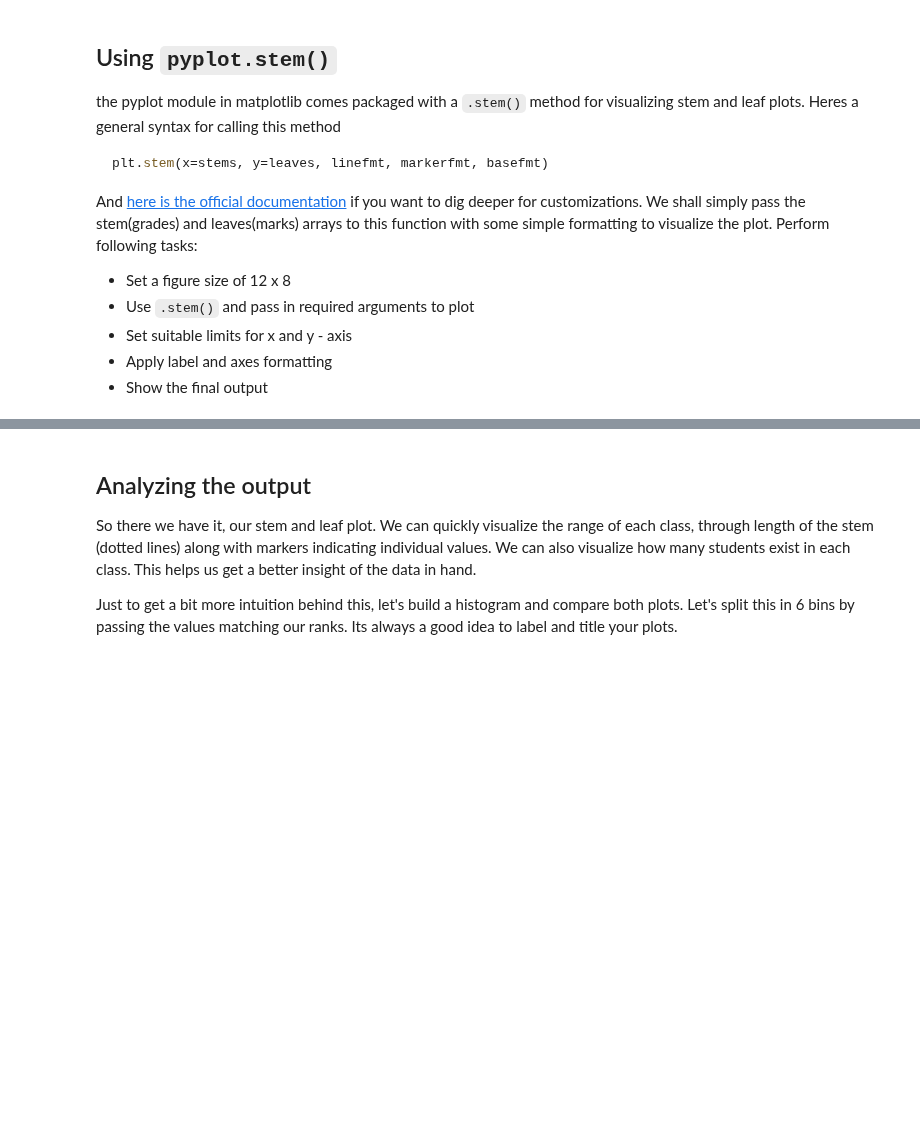
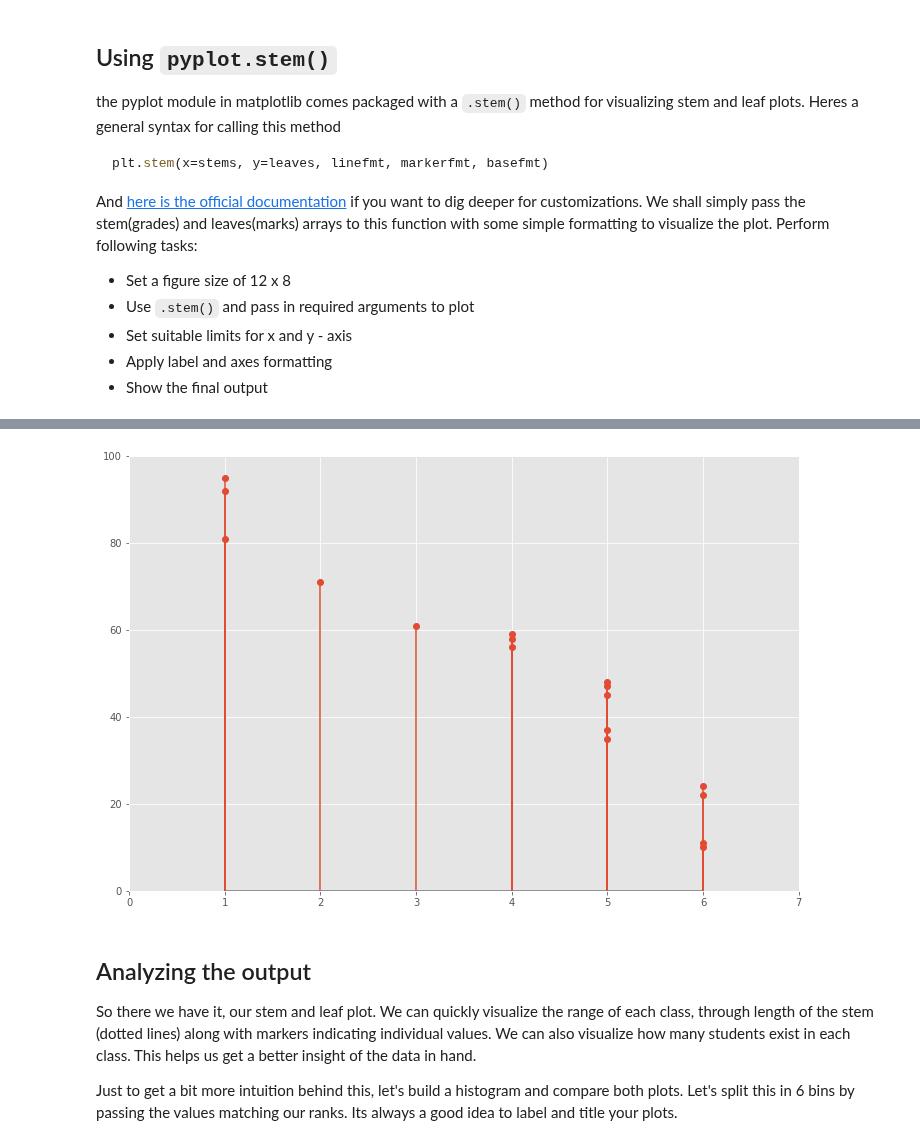
Before and after one commit to byeretzian/dsc-0-09-05-statistical-distribution-stemleaf-plot-lab-online-ds-sp-000, a Jupyter notebook: index.ipynb, the cells around one changed output, grey strips where cells are left out. Drawn from its saved outputs; the diff is of its cells as text; code cells hidden in the pictures; blank space fills up the shorter version.

```diff
--- a/index.ipynb
+++ b/index.ipynb
@@ -110,14 +110,14 @@ And [here is the official documentation](https://matplotlib.org/api/_as_gen/matp
 # %%
 # Create a stem and leaf plot with above data
 fig = plt.figure(figsize = (12,8))
-plt.stem(linefmt= None, markerfmt = None, basefmt= None, stems, marks)
+plt.stem(stems, marks)
 
-fig, ax = plt.subplots()
+#fig, ax = plt.subplots()
 #ax.stem(stems, marks, markerfmt='bo', label="First")
-ax.xlim(0,7)
-ax.ylim(0,100)
-ax.x_label('Grades/Stems')
-ax.y_label('Marks/Leaves')
-ax.title('Stem and Leaf')
+plt.xlim(0,7)
+plt.ylim(0,100)
+plt.x_label('Grades/Stems')
+plt.y_label('Marks/Leaves')
+plt.title('Stem and Leaf')
 plt.show()
 # %% [output]
@@ -125,3 +125,4 @@ SyntaxError: positional argument follows keyword argument (<ipython-input-20-f81
+[figure, added]
 # %% [markdown]
 ## Analyzing the output
 So there we have it, our stem and leaf plot. We can quickly visualize the range of each class, through length of the stem (dotted lines) along with markers indicating individual values. We can also visualize how many students exist in each class. This helps us get a better insight of the data in hand.
```
Also changed, not shown: parts of 1 cell of this notebook.
